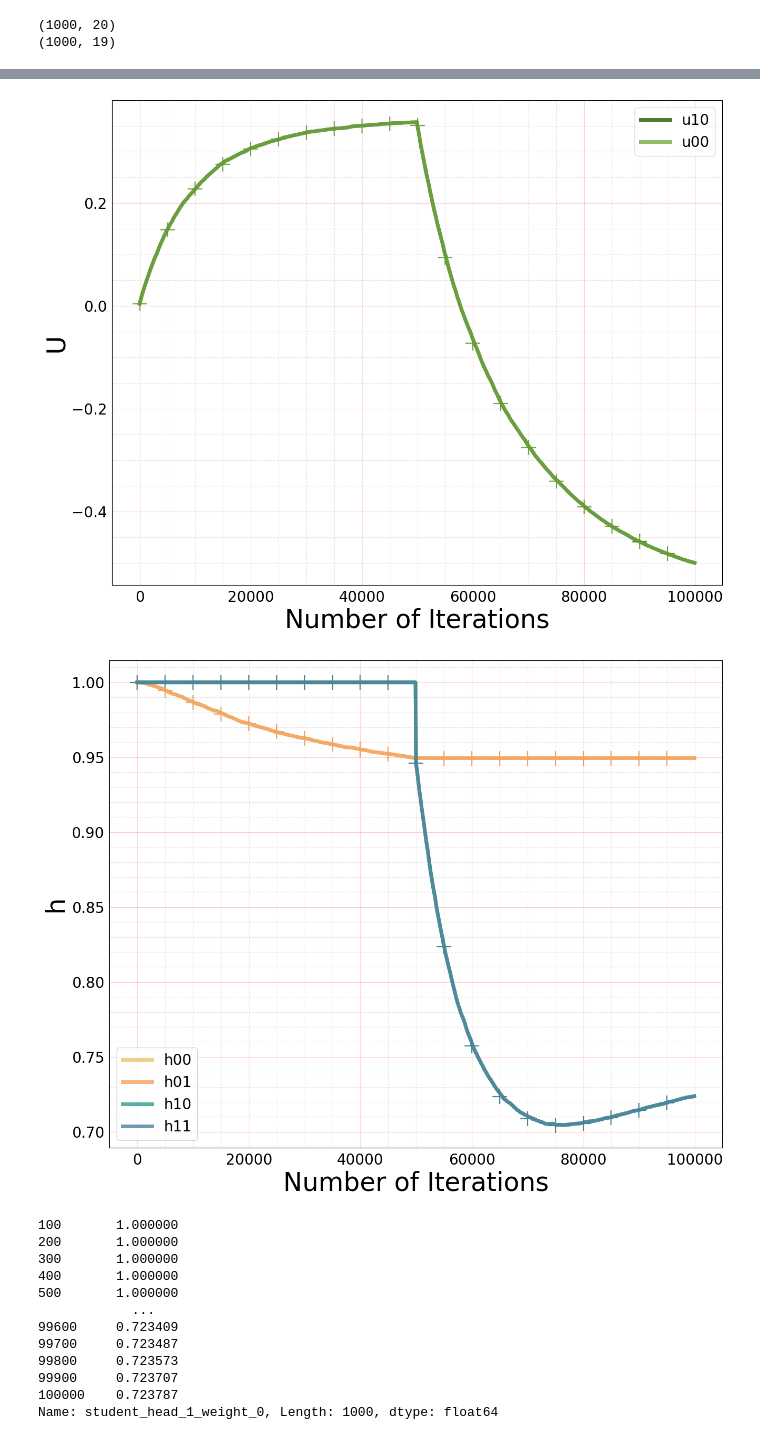
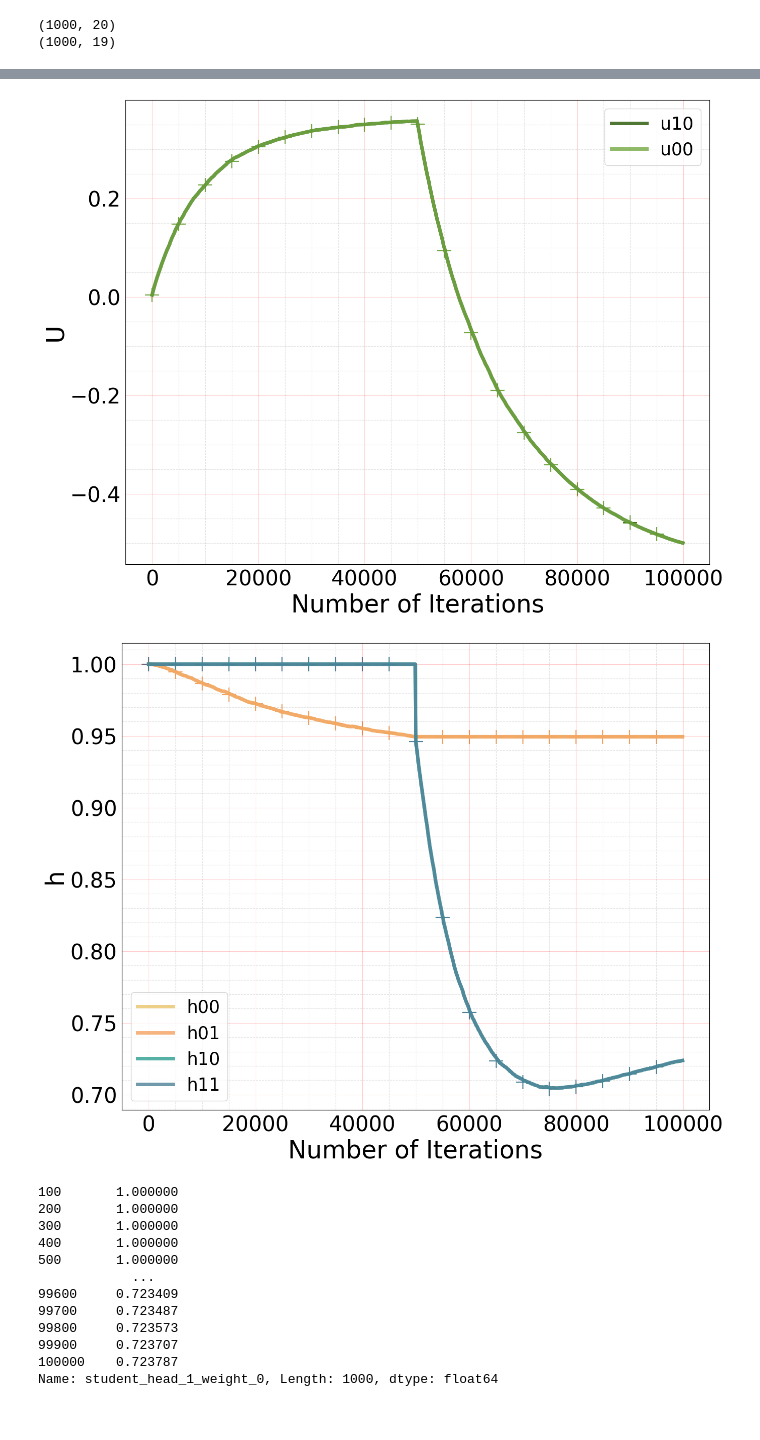
Before and after one commit to Lisa-ach/student_teacher_catastrophic, a Jupyter notebook: notes/Experiment1/Figure2.ipynb, the cells around one changed output, grey strips where cells are left out. Saved outputs shown, nothing was run; the diff lists cells and outputs as text; code cells hidden in the pictures.

```diff
--- a/notes/Experiment1/Figure2.ipynb
+++ b/notes/Experiment1/Figure2.ipynb
@@ -208,18 +208,18 @@ plt.tick_params(
             labelbottom=True, # labels along the bottom edge are off
             left=False,
             labelleft=True,
-            labelsize=20
+            labelsize=30
         )
 
 plt.xlabel("Number of Iterations", fontsize=35)
 plt.ylabel("U", fontsize=35)
 
-plt.legend(loc="best", fontsize=20, frameon=True)
+plt.legend(loc="best", fontsize=25, frameon=True)
 
 fig4.show()
 fig4.savefig("ode_verification_u_crosses.pdf", dpi=100, bbox_inches='tight', pad_inches=0)
 # %% [output]
-[figure, old version]
+[figure, new version]
 # %%
 f = 50
 
@@ -241,36 +241,36 @@ plt.plot(iterations, network_error_head_1_1, alpha=0.8, linewidth=5, color="#4E8
 
 plt.scatter(iterations[::f], ode_error_head_0_0[::f], color="#E9C46A", marker="+", s=400)
 plt.scatter(iterations[::f], ode_error_head_0_1[::f], color="#F4A261", marker="+", s=400)
 plt.scatter(iterations[::f], ode_error_head_1_0[::f], color="#2A9D8F", marker="+", s=400)
 plt.scatter(iterations[::f], ode_error_head_1_1[::f], color="#4E8098", marker="+", s=400)
 
 # plt.xlim(0, 10000)
 # plt.ylim(-1, 1)
 plt.minorticks_on()
 # plt.grid(b=True, which='major', color='r', linestyle='-', alpha=0.2)
 # plt.grid(b=True, which='minor', color='gray', linestyle='--', alpha=0.2)
 plt.grid(True, which='major', color='r', linestyle='-', alpha=0.2)
 plt.grid(True, which='minor', color='gray', linestyle='--', alpha=0.2)
 plt.tick_params(
             axis='both',         # changes apply to the x-axis
             which='both',      # both major and minor ticks are affected
             bottom=False,      # ticks along the bottom edge are off
             top=False,         # ticks along the top edge are off
             labelbottom=True, # labels along the bottom edge are off
             left=False,
             labelleft=True,
-            labelsize=20
+            labelsize=30
         )
 
 plt.xlabel("Number of Iterations", fontsize=35)
 plt.ylabel("h", fontsize=35)
 
-plt.legend(loc="best", fontsize=20, frameon=True)
+plt.legend(loc="best", fontsize=25, frameon=True)
 
 fig5.show()
 fig5.savefig("ode_verification_heads_crosses.pdf", dpi=100, bbox_inches='tight', pad_inches=0)
 # %% [output]
-[figure, old version]
+[figure, new version]
 # %%
 network_df["student_head_1_weight_0"]
 # %% [output]
```
Also changed, not shown: parts of 4 cells of this notebook.
